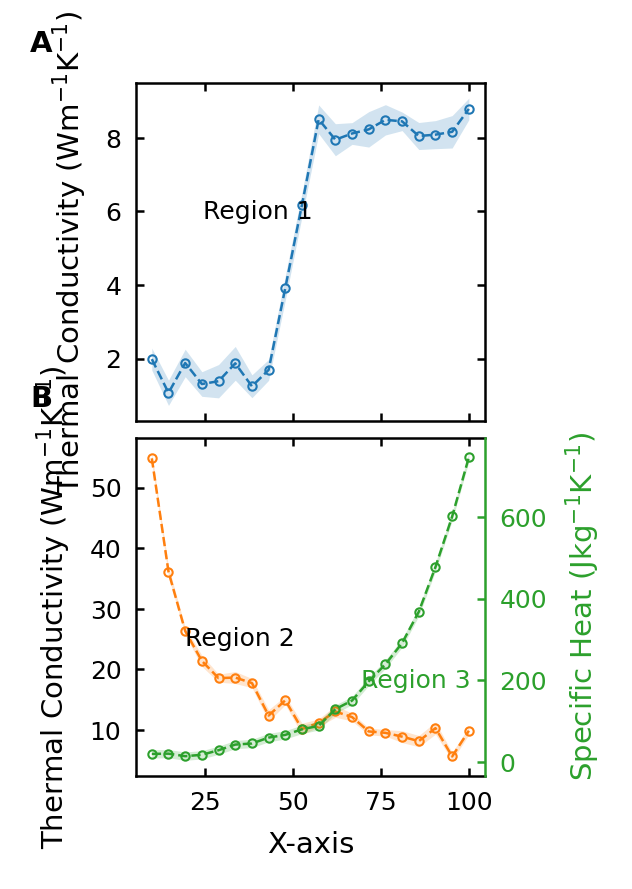
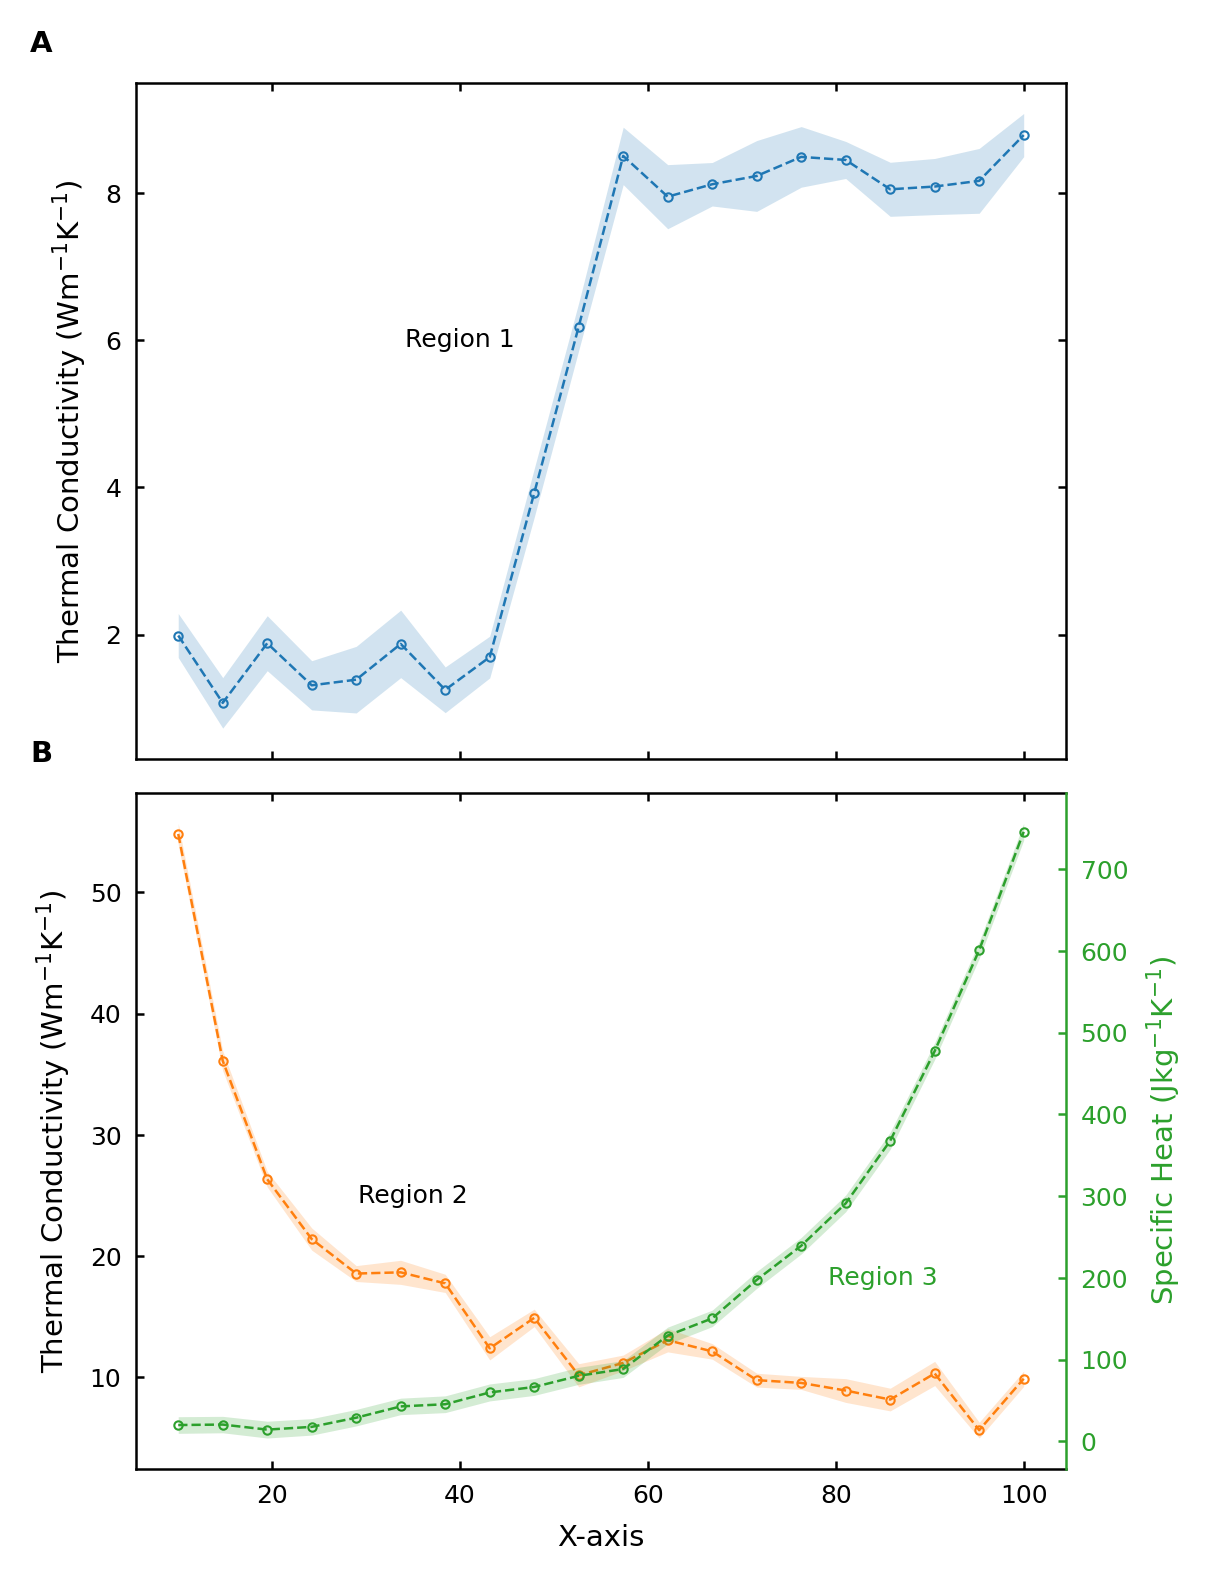
Code edit (unified diff) that turned the first committed figure into the second:
--- before
+++ after
@@ -48,3 +48,3 @@
     letter_annotation(ax2, 'B')
 
-drawfigure(plt.figure(figsize=(1.5,3)))
+drawfigure(plt.figure(figsize=(4,6)))

Commit: Update figure_templates.ipynb